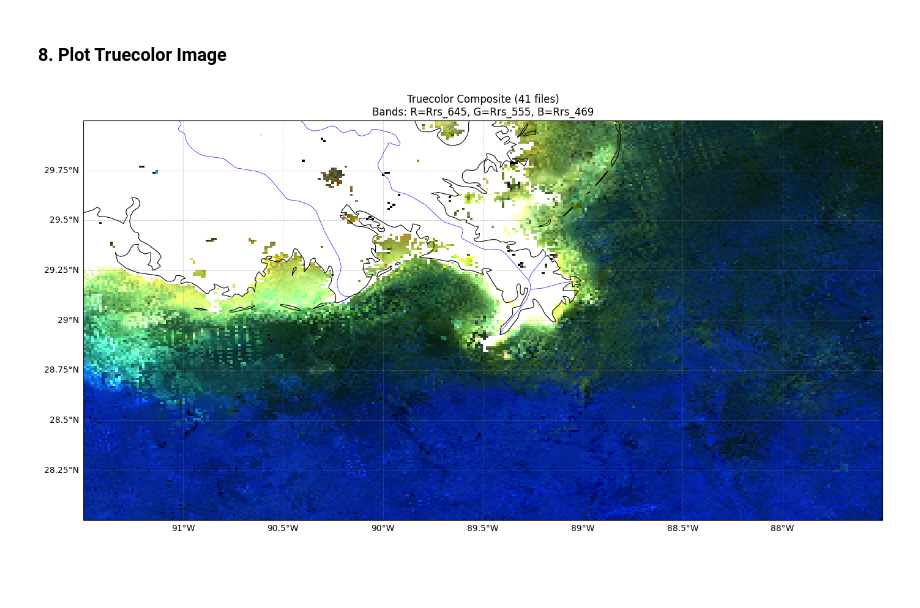
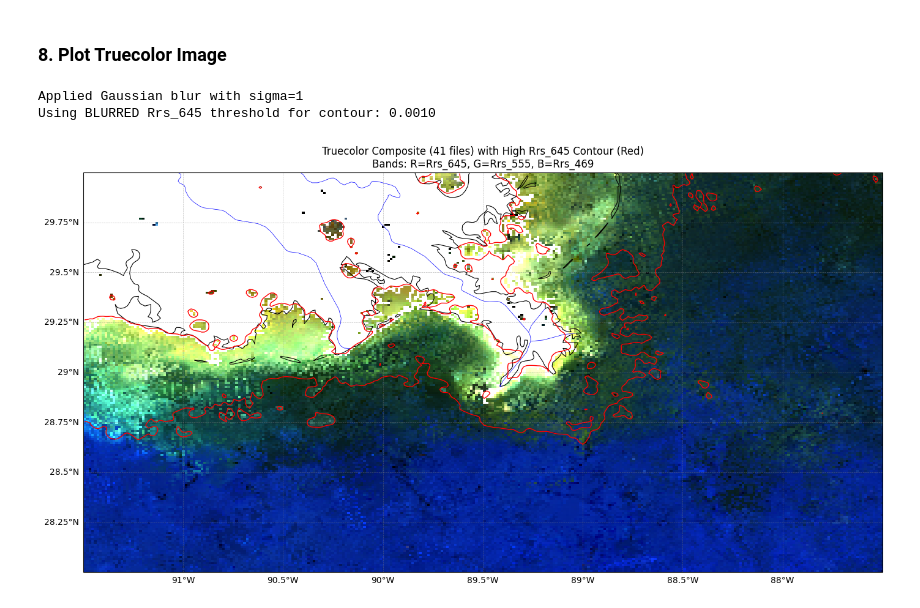
Before and after one commit to makaip/nasa-murep-local, a Jupyter notebook: river_plumes/mississippi_tss2.ipynb, the cells around one changed output. Drawn from its saved outputs; the diff is of its cells as text; code cells hidden in the pictures; blank space fills up the shorter version.

Commit message:
full tss eval at 75th percentile of rss645

```diff
--- a/river_plumes/mississippi_tss2.ipynb
+++ b/river_plumes/mississippi_tss2.ipynb
@@ -167,32 +172,62 @@ ax.set_extent([lon_min, lon_max, lat_min, lat_max], crs=ccrs.PlateCarree())
 
 # --- Modify rgb_normalized for white background ---
 # Identify pixels where *all* original RGB channels were NaN
 # Note: Cell 16 already set these pixels to 0 (black) in rgb_normalized
 original_nan_mask = np.isnan(rgb_image).all(axis=-1)
 # Set these pixels to white (1.0) in the normalized image
 rgb_normalized[original_nan_mask] = 1.0
 
 # Plot the RGB image using imshow
 # Need to specify extent: [lon_min, lon_max, lat_min, lat_max]
 # origin='lower' is typical for lat/lon grids where latitude increases upwards
 img_extent = (lon_edges[0], lon_edges[-1], lat_edges[0], lat_edges[-1])
 ax.imshow(rgb_normalized, origin='lower', extent=img_extent, transform=ccrs.PlateCarree())
 
+# --- Add Contour Lines for High Rrs_645 (TSS Proxy) ---
+# Calculate bin centers
+lon_centers = (lon_edges[:-1] + lon_edges[1:]) / 2
+lat_centers = (lat_edges[:-1] + lat_edges[1:]) / 2
+lon_center_grid, lat_center_grid = np.meshgrid(lon_centers, lat_centers)
+
+# Apply Gaussian Blur
+sigma = 1 # Standard deviation for the blur
+r_band_blurred = r_band_interp.copy() # Create a copy
+r_band_blurred[np.isnan(r_band_blurred)] = 0 # Replace NaNs with 0 before blurring
+r_band_blurred = gaussian_filter(r_band_blurred, sigma=sigma)
+print(f"Applied Gaussian blur with sigma={sigma}")
+
+# Calculate threshold (e.g., 75th percentile of *blurred* valid Rrs_645 data)
+# Note: Blurred data should not have NaNs if original NaNs were replaced
+valid_r_band_blurred = r_band_blurred[~original_nan_mask] # Use original mask to exclude areas that were initially NaN
+if len(valid_r_band_blurred) > 0:
+    tss_threshold = np.percentile(valid_r_band_blurred, 75) # Adjust percentile as needed
+    print(f"Using BLURRED Rrs_645 threshold for contour: {tss_threshold:.4f}")
+    # Add contour plot using BLURRED data
+    contour_plot = ax.contour(lon_center_grid, lat_center_grid, r_band_blurred,
+                              levels=[tss_threshold], colors='red', linewidths=1.0,
+                              transform=ccrs.PlateCarree())
+    # Optional: Add labels to contours
+    # ax.clabel(contour_plot, inline=True, fontsize=8, fmt='%.4f')
+else:
+    print("No valid blurred Rrs_645 data to generate contours.")
+
 # Add coastlines and land features for context
 # Adjusted feature colors for better contrast on white background
 ax.add_feature(cfeature.COASTLINE, linewidth=0.8, edgecolor='black') # Changed from yellow
 ax.add_feature(cfeature.LAND, facecolor='lightgray', edgecolor='darkgray', alpha=0.3) # Added subtle land color
 ax.add_feature(cfeature.BORDERS, linestyle=':', edgecolor='darkgray') # Changed from gray
 ax.add_feature(cfeature.RIVERS, linewidth=0.5, edgecolor='blue') # Kept blue
 
 # Add Gridlines
 gl = ax.gridlines(draw_labels=True, linewidth=0.5, color='gray', alpha=0.5, linestyle='--')
 gl.top_labels = False
 gl.right_labels = False
 
 # Display map title
-plt.title(f"Truecolor Composite ({len(datasets)} files)\nBands: R={truecolor_vars[0]}, G={truecolor_vars[1]}, B={truecolor_vars[2]}")
+plt.title(f"Truecolor Composite ({len(datasets)} files) with High Rrs_645 Contour (Red)\nBands: R={truecolor_vars[0]}, G={truecolor_vars[1]}, B={truecolor_vars[2]}")
 plt.tight_layout()
 plt.show()
 # %% [output]
+Applied Gaussian blur with sigma=1
+Using BLURRED Rrs_645 threshold for contour: 0.0010
-[figure, old version]
+[figure, new version]
```
Also changed, not shown: parts of 2 cells of this notebook, 1 other file.
